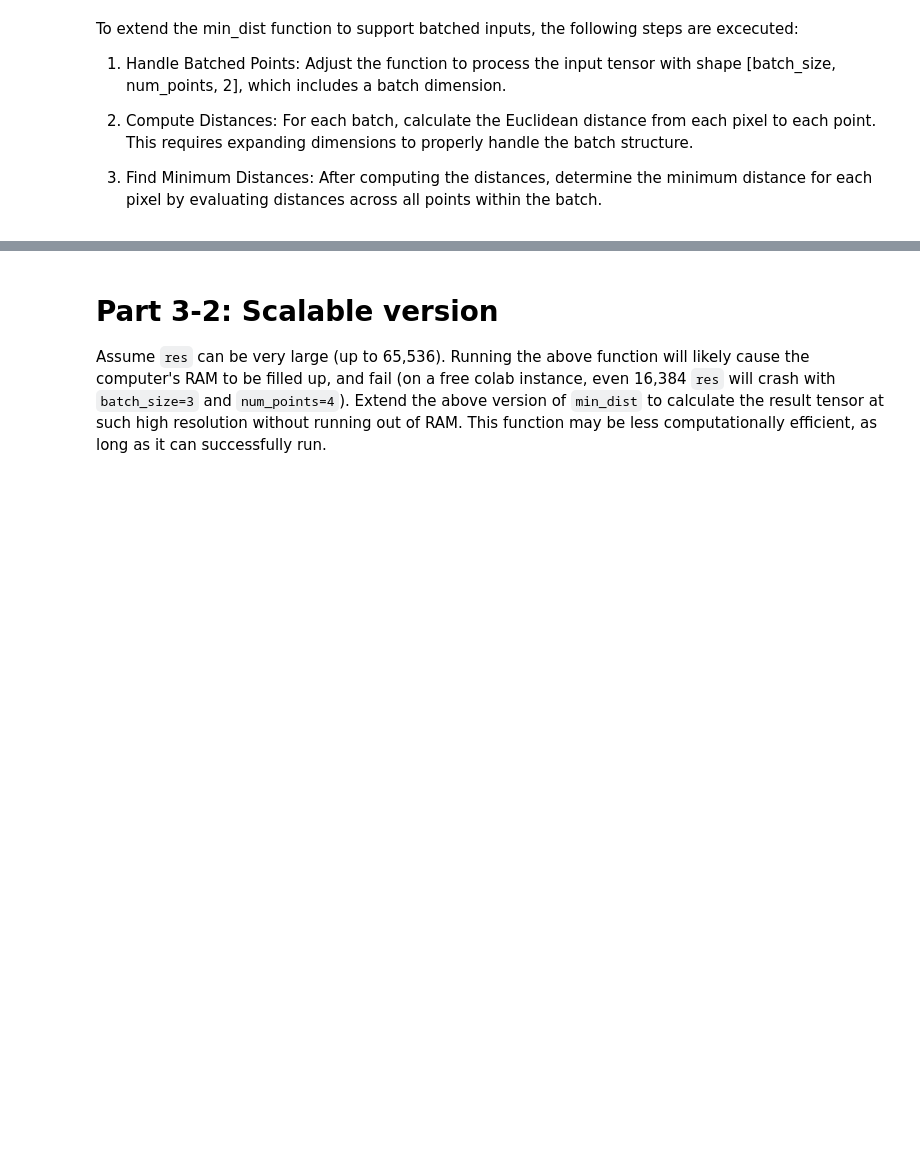
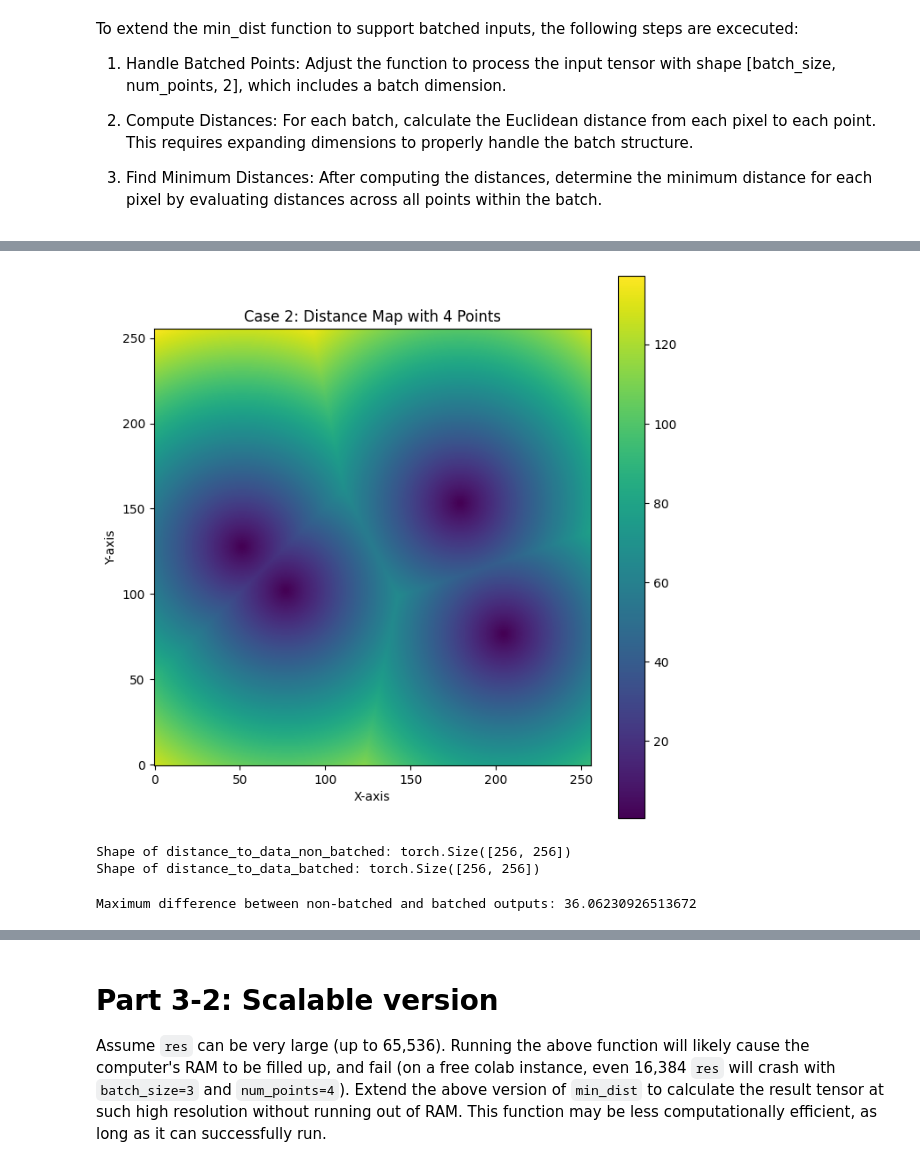
Before and after one commit to jnqeras/ARC, a Jupyter notebook: Copia_de_Homework_Assignment_V4.ipynb, the cells around one changed output, grey strips where cells are left out. Cells and saved outputs as stored; diff of their text form; code cells hidden in the pictures; blank space fills up the shorter version.

```diff
--- a/Copia_de_Homework_Assignment_V4.ipynb
+++ b/Copia_de_Homework_Assignment_V4.ipynb
@@ -1224,0 +1090,18 @@ plt.show()
+# %%
+# Case 2: Points and resolution
+points_case2 = [[0.4, 0.3], [0.6, 0.7], [0.3, 0.8], [0.5, 0.2]]
+res2 = 256
+
+# Compute the distance map
+distance_to_data_case2 = min_dist_batched(points_case2, res2)
+
+# Plot the distance map
+plt.figure(figsize=(8, 8))
+plt.imshow(distance_to_data_case2[0], origin='lower', cmap='viridis')
+plt.colorbar()
+plt.title('Case 2: Distance Map with 4 Points')
+plt.xlabel('X-axis')
+plt.ylabel('Y-axis')
+plt.show()
+# %% [output]
+[figure, added]
@@ -1224,0 +1115,12 @@ plt.show()
+# %%
+print(f"Shape of distance_to_data_non_batched: {distance_to_data_non_batched.shape}")
+print(f"Shape of distance_to_data_batched: {distance_to_data_batched.shape}")
+# %% [output]
+Shape of distance_to_data_non_batched: torch.Size([256, 256])
+Shape of distance_to_data_batched: torch.Size([256, 256])
+# %%
+difference = torch.abs(distance_to_data_non_batched - distance_to_data_batched)
+max_difference = difference.max()
+print(f"Maximum difference between non-batched and batched outputs: {max_difference.item()}")
+# %% [output]
+Maximum difference between non-batched and batched outputs: 36.06230926513672
```
Also changed, not shown: parts of 42 cells of this notebook.
